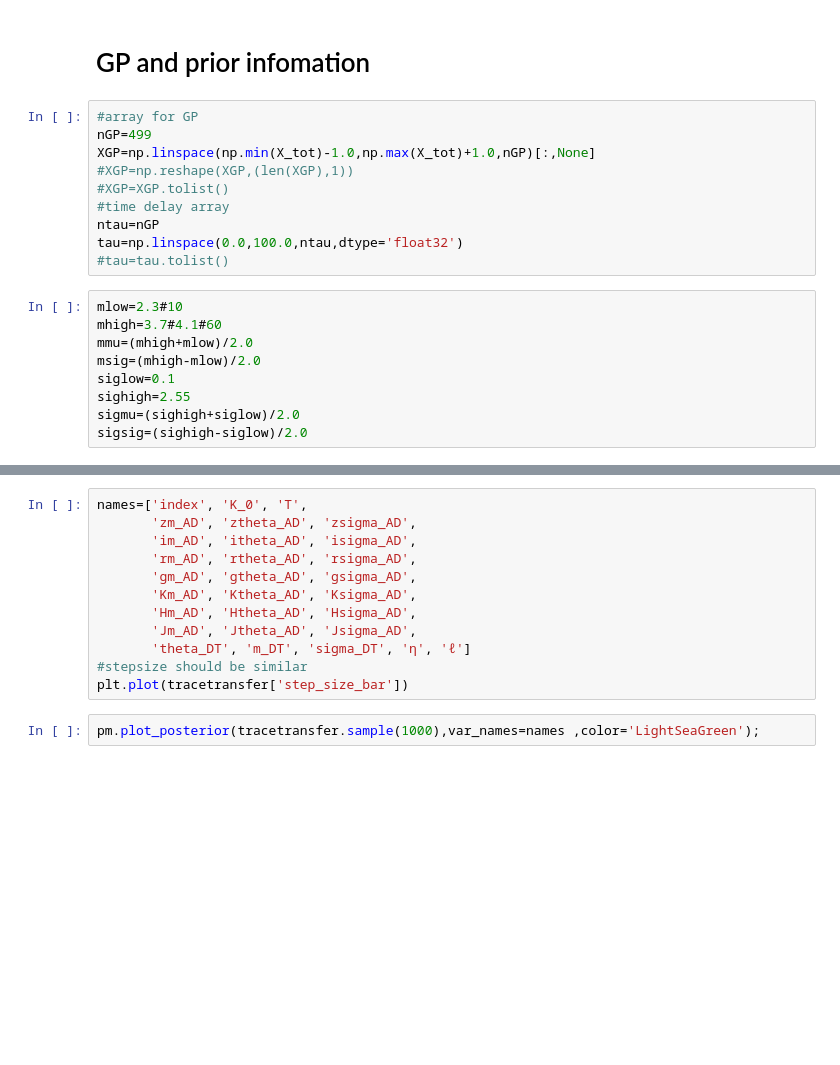
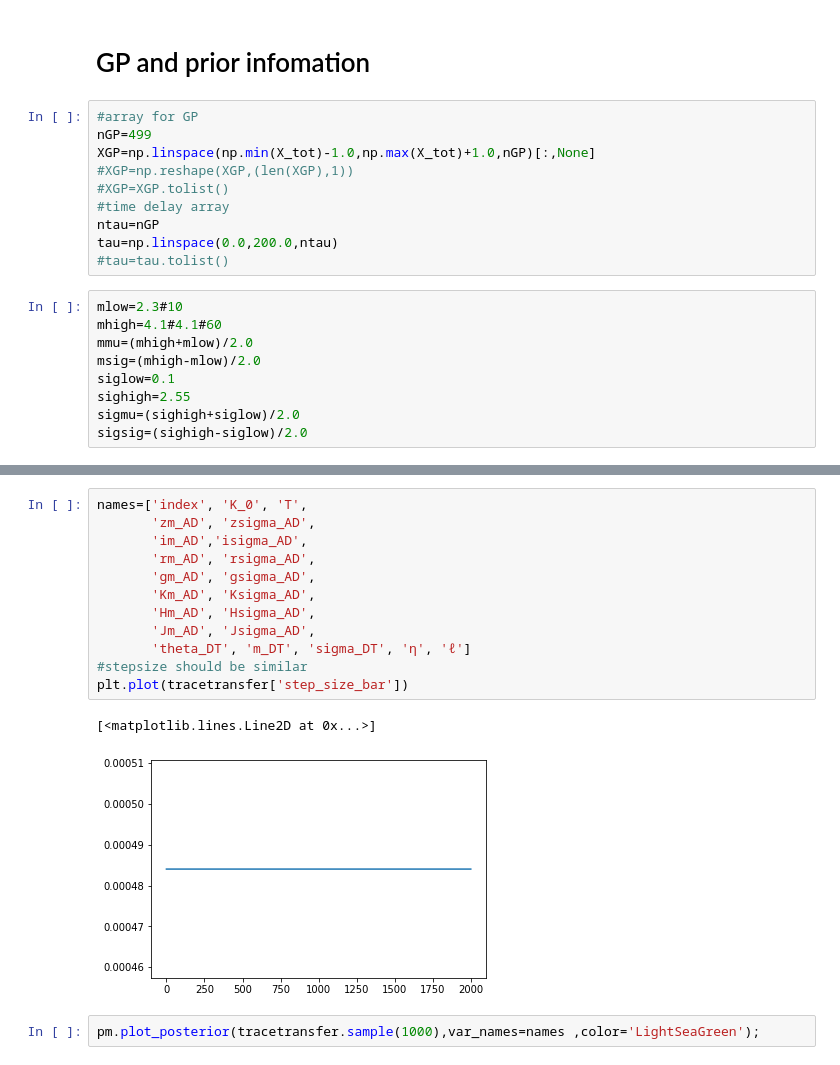
Before and after one commit to MalteBrinch/Master-Thesis-Code, a Jupyter notebook: 7d conv and iterating a GP.ipynb, the cells around one changed output, grey strips where cells are left out. Saved outputs shown, nothing was run; the diff lists cells and outputs as text; blank space fills up the shorter version.

```diff
--- a/7d conv and iterating a GP.ipynb
+++ b/7d conv and iterating a GP.ipynb
@@ -263,11 +250,11 @@ XGP=np.linspace(np.min(X_tot)-1.0,np.max(X_tot)+1.0,nGP)[:,None]
 #XGP=XGP.tolist()
 #time delay array
 ntau=nGP
-tau=np.linspace(0.0,100.0,ntau,dtype='float32')
+tau=np.linspace(0.0,200.0,ntau)
 #tau=tau.tolist()
 # %%
 mlow=2.3#10
-mhigh=3.7#4.1#60
+mhigh=4.1#4.1#60
 mmu=(mhigh+mlow)/2.0
 msig=(mhigh-mlow)/2.0
 siglow=0.1
@@ -539,15 +504,18 @@ ValueError: Not enough samples to build a trace.
 # %%
 names=['index', 'K_0', 'T',
-       'zm_AD', 'ztheta_AD', 'zsigma_AD',
-       'im_AD', 'itheta_AD', 'isigma_AD',
-       'rm_AD', 'rtheta_AD', 'rsigma_AD',
-       'gm_AD', 'gtheta_AD', 'gsigma_AD',
-       'Km_AD', 'Ktheta_AD', 'Ksigma_AD',
-       'Hm_AD', 'Htheta_AD', 'Hsigma_AD',
-       'Jm_AD', 'Jtheta_AD', 'Jsigma_AD',
+       'zm_AD', 'zsigma_AD',
+       'im_AD','isigma_AD',
+       'rm_AD', 'rsigma_AD',
+       'gm_AD', 'gsigma_AD',
+       'Km_AD', 'Ksigma_AD',
+       'Hm_AD', 'Hsigma_AD',
+       'Jm_AD', 'Jsigma_AD',
        'theta_DT', 'm_DT', 'sigma_DT', 'η', 'ℓ']
 #stepsize should be similar
 plt.plot(tracetransfer['step_size_bar'])
+# %% [output]
+[<matplotlib.lines.Line2D at 0x...>]
+[figure, added]
 # %%
 pm.plot_posterior(tracetransfer.sample(1000),var_names=names ,color='LightSeaGreen');
 # %%
```
Also changed, not shown: parts of 15 cells of this notebook.
